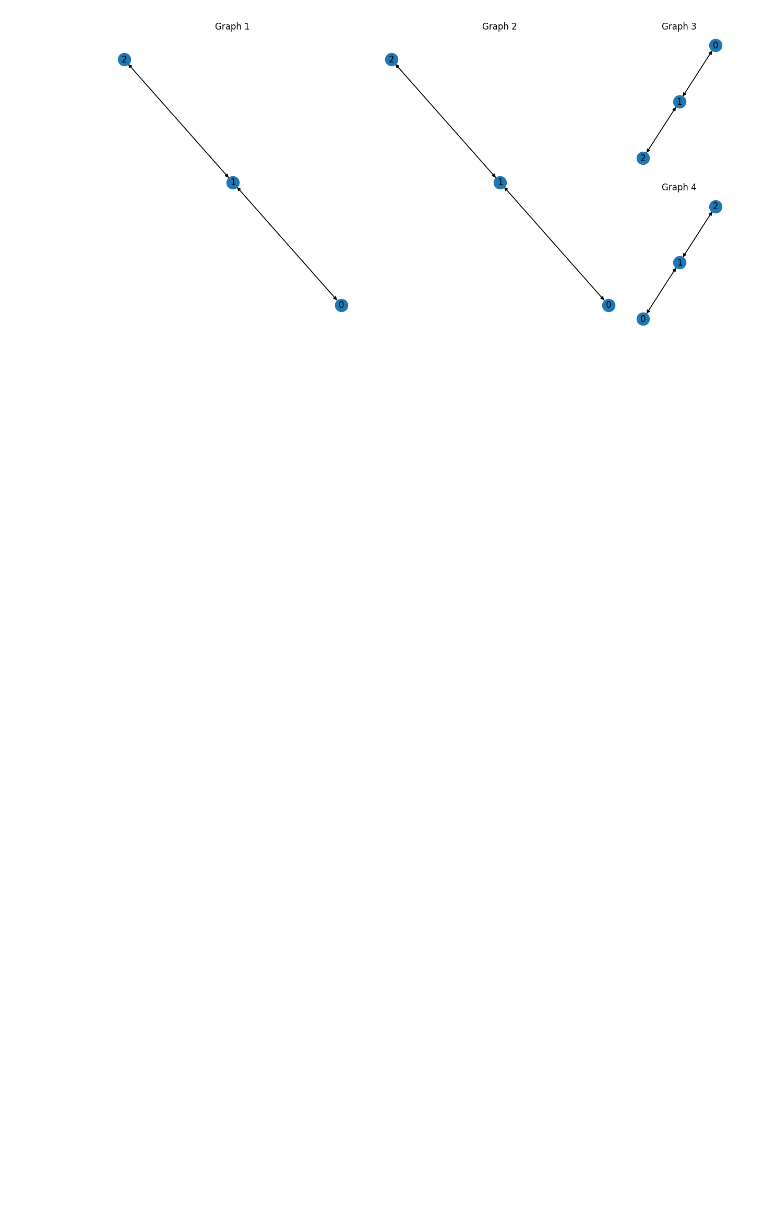
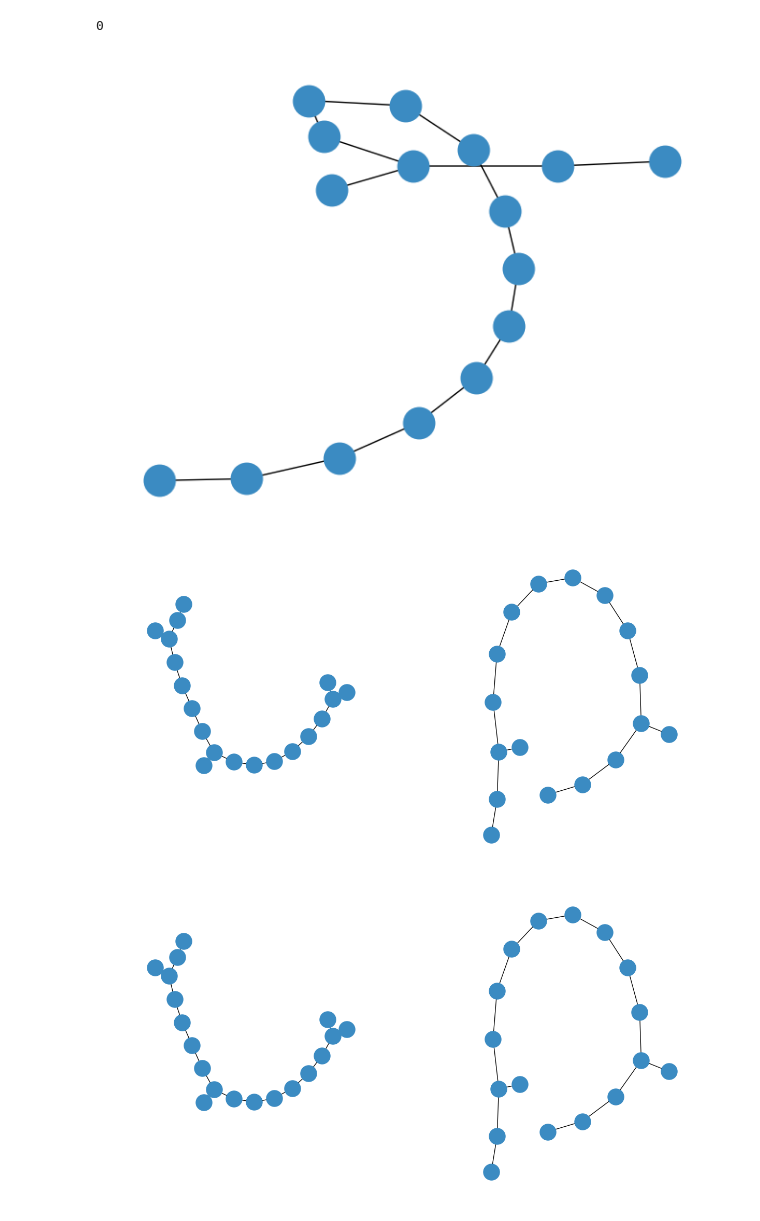
Before and after one commit to tsimiho/gmn, a Jupyter notebook: plots.ipynb, the cells around one changed output. Drawn from its saved outputs; the diff is of its cells as text; code cells hidden in the pictures; blank space fills up the shorter version.

Commit message:
some more examples

```diff
--- a/plots.ipynb
+++ b/plots.ipynb
@@ -249,48 +174,0 @@ noisy_star = torch.load("noisy_star.pt")
-# %%
-import matplotlib.pyplot as plt
-import torch
-from torch_geometric.data import Data
-from torch_geometric.utils import to_networkx
-import networkx as nx
-
-# Create some sample data for demonstration
-edge_index = torch.tensor([[0, 1, 1, 2], [1, 0, 2, 1]], dtype=torch.long)
-x = torch.tensor([[-1], [0], [1]], dtype=torch.float)
-
-data1 = Data(x=x, edge_index=edge_index)
-data2 = Data(x=x, edge_index=edge_index)
-data3 = Data(x=x, edge_index=edge_index)
-data4 = Data(x=x, edge_index=edge_index)
-
-# Convert to NetworkX graphs
-G1 = to_networkx(data1)
-G2 = to_networkx(data2)
-G3 = to_networkx(data3)
-G4 = to_networkx(data4)
-
-# Create a figure with specified layout
-fig = plt.figure(constrained_layout=True, figsize=(12, 6))
-gs = fig.add_gridspec(2, 3, width_ratios=[3, 3, 1], height_ratios=[2, 2])
-
-# Plot each graph
-ax1 = fig.add_subplot(gs[:, 0])
-ax1.set_title("Graph 1")
-nx.draw(G1, ax=ax1, with_labels=True)
-
-ax2 = fig.add_subplot(gs[:, 1])
-ax2.set_title("Graph 2")
-nx.draw(G2, ax=ax2, with_labels=True)
-
-ax3 = fig.add_subplot(gs[0, 2])
-ax3.set_title("Graph 3")
-nx.draw(G3, ax=ax3, with_labels=True)
-
-ax4 = fig.add_subplot(gs[1, 2])
-ax4.set_title("Graph 4")
-nx.draw(G4, ax=ax4, with_labels=True)
-
-# Adjust layout
-plt.subplots_adjust(wspace=0.5, hspace=0.2)
-plt.show()
-# %% [output]
-[figure, removed]
@@ -296,0 +305,26 @@ plt.show()
+# %%
+(graph1, graph2, attentions) = torch.load("method2_incorrect_example_line_15.pt")
+
+summary = loop(graph1, graph2, attentions, 0.05)
+
+nx_graph1 = to_networkx(graph1, to_undirected=True)
+nx_graph2 = to_networkx(graph2, to_undirected=True)
+ismags = nx.isomorphism.ISMAGS(nx_graph1, nx_graph2)
+
+# largest_common_subgraph = list(ismags.largest_common_subgraph())
+
+# plot_graph(create_subgraphs(largest_common_subgraph[0], graph1, graph2)[0])
+
+plot_graph(summary)
+
+attention_nodes = extract_dynamic_attention_nodes(attentions, threshold=0.1)
+mp = mutual_pairs(attention_nodes, 3)
+vf2 = MCS(mp)
+plot_attentions(graph1, graph2, mp)
+
+print(summary.num_nodes)
+# %% [output]
+0
+[figure, added]
+[figure, added]
+[figure, added]
```
Also changed, not shown: parts of 6 cells of this notebook, 6 other files.
